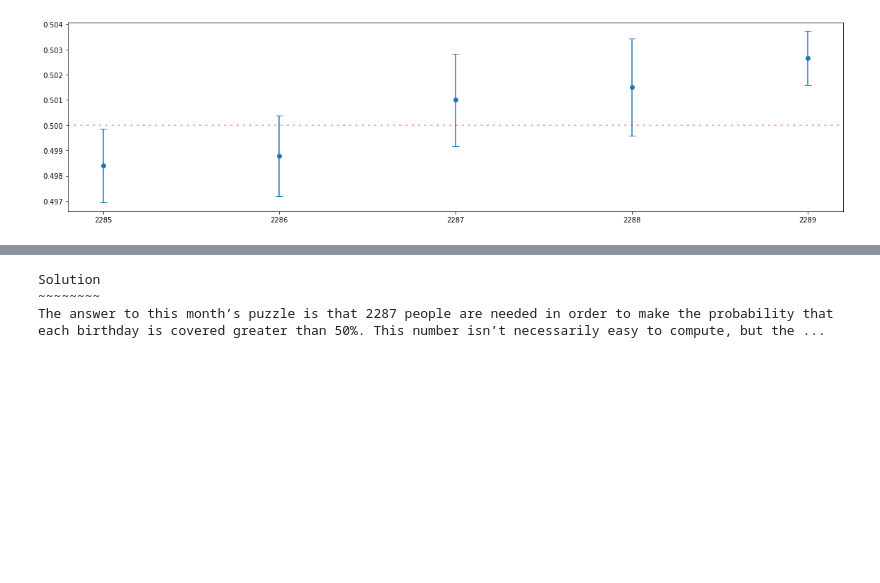
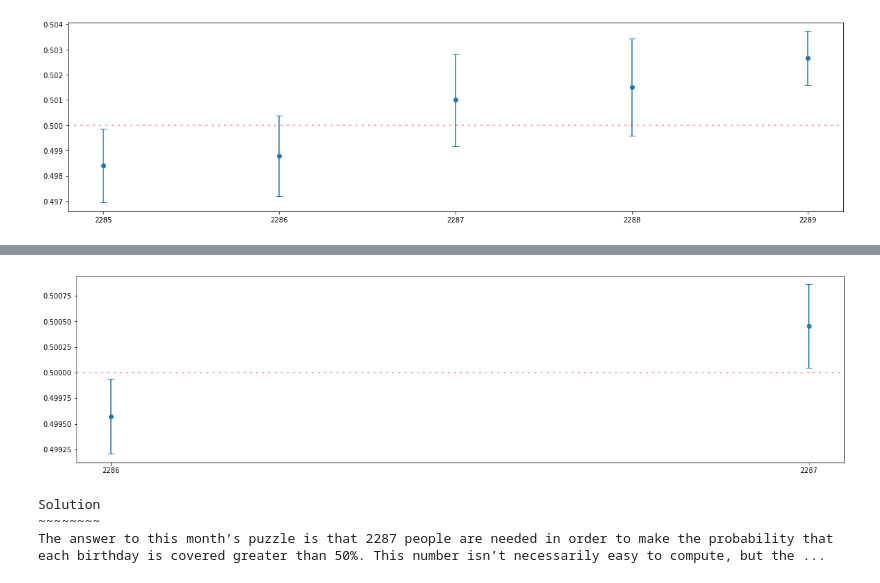
Before and after one commit to gowen100/Jane-Street-Solutions, a Jupyter notebook: 2017_03_BirthdayBash.ipynb, the cells around one changed output, grey strips where cells are left out. Drawn from its saved outputs; the diff is of its cells as text; code cells hidden in the pictures; blank space fills up the shorter version.

```diff
--- a/2017_03_BirthdayBash.ipynb
+++ b/2017_03_BirthdayBash.ipynb
@@ -60,3 +60,6 @@ For 2287 the probability is 0.501002 with a stdeve of 0.001839, Took 641.37 seco
 For 2288 the probability is 0.501513 with a stdeve of 0.001916, Took 641.26 seconds
 For 2289 the probability is 0.502657 with a stdeve of 0.001068, Took 641.66 seconds
 [figure]
+# %%
+simulate(1000000, range(2286,2288), verbose= True)
+# %% [output]
@@ -63,3 +68,4 @@ For 2289 the probability is 0.502657 with a stdeve of 0.001068, Took 641.66 seco
+[figure, added]
 # %%
 url='https://www.janestreet.com/puzzles/solutions/march-2017-solution/'
 res = requests.get(url)
```
Also changed, not shown: parts of 1 cell of this notebook.
